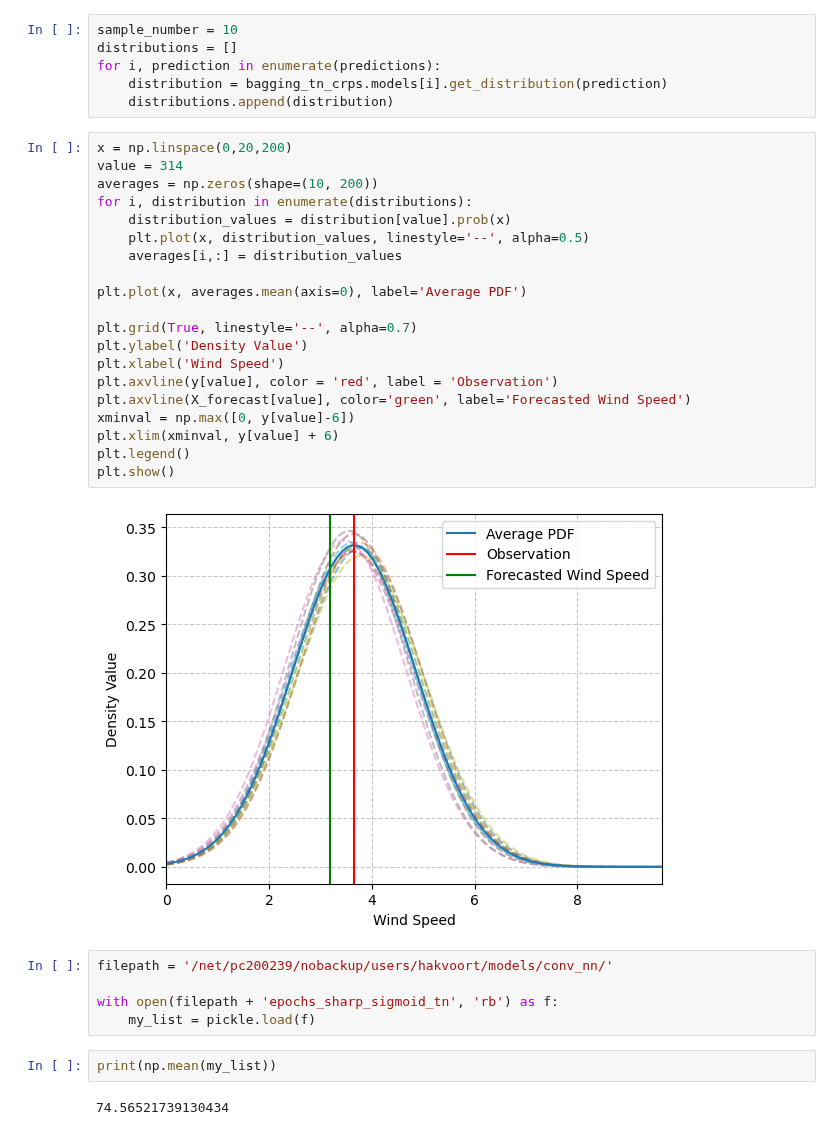
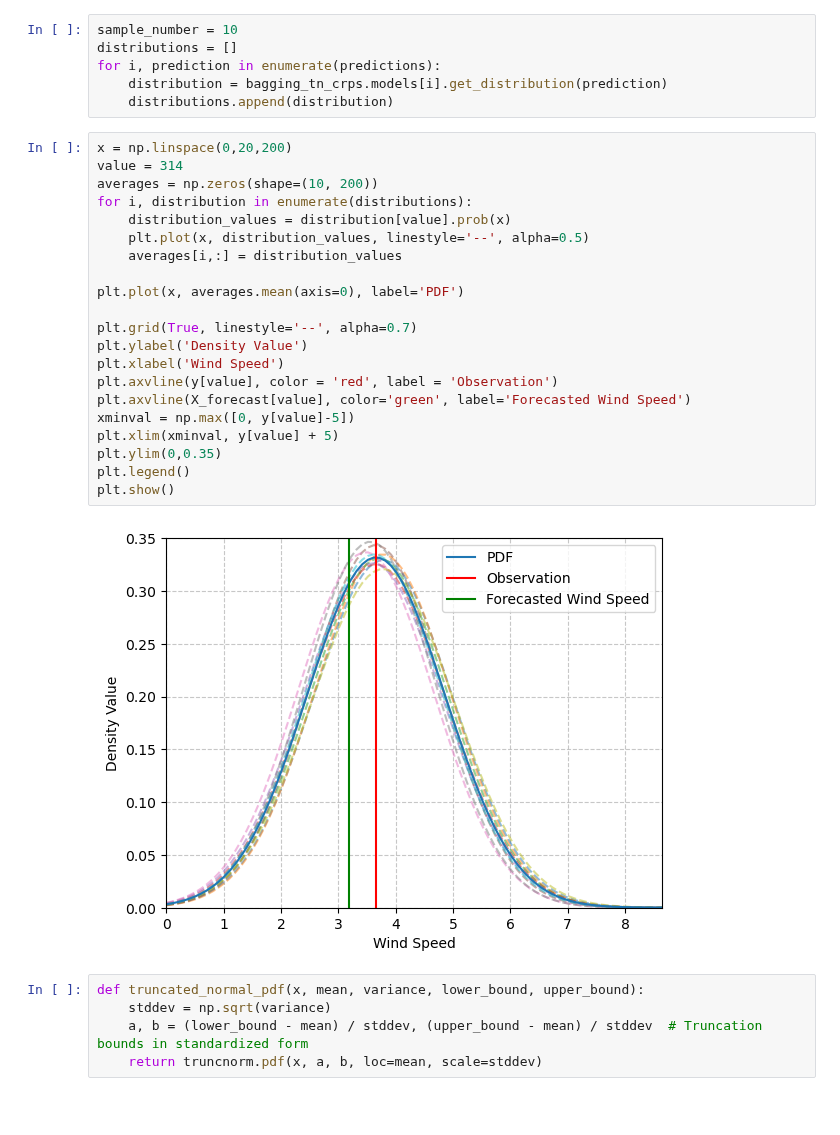
Before and after one commit to SimonHakvoort/thesiscode, a Jupyter notebook: src/visualization/experiments_figures.ipynb, the cells around one changed output. Cells and saved outputs as stored; diff of their text form; blank space fills up the shorter version.

Commit message:
Worked on some figures for the presentation.

```diff
--- a/src/visualization/experiments_figures.ipynb
+++ b/src/visualization/experiments_figures.ipynb
@@ -984,31 +985,28 @@ for i, prediction in enumerate(predictions):
 # %%
 x = np.linspace(0,20,200)
 value = 314
 averages = np.zeros(shape=(10, 200))
 for i, distribution in enumerate(distributions):
     distribution_values = distribution[value].prob(x)
     plt.plot(x, distribution_values, linestyle='--', alpha=0.5)
     averages[i,:] = distribution_values
 
-plt.plot(x, averages.mean(axis=0), label='Average PDF')
+plt.plot(x, averages.mean(axis=0), label='PDF')
 
 plt.grid(True, linestyle='--', alpha=0.7)
 plt.ylabel('Density Value')
 plt.xlabel('Wind Speed')
 plt.axvline(y[value], color = 'red', label = 'Observation')
 plt.axvline(X_forecast[value], color='green', label='Forecasted Wind Speed')
-xminval = np.max([0, y[value]-6])
-plt.xlim(xminval, y[value] + 6)
+xminval = np.max([0, y[value]-5])
+plt.xlim(xminval, y[value] + 5)
+plt.ylim(0,0.35)
 plt.legend()
 plt.show()
 # %% [output]
-[figure, old version]
+[figure, new version]
-# %%
-filepath = '/net/pc200239/nobackup/users/hakvoort/models/conv_nn/'
-
-with open(filepath + 'epochs_sharp_sigmoid_tn', 'rb') as f:
-    my_list = pickle.load(f)
-# %%
-print(np.mean(my_list))
-# %% [output]
-74.56521739130434
+# %%
+def truncated_normal_pdf(x, mean, variance, lower_bound, upper_bound):
+    stddev = np.sqrt(variance)
+    a, b = (lower_bound - mean) / stddev, (upper_bound - mean) / stddev  # Truncation bounds in standardized form
+    return truncnorm.pdf(x, a, b, loc=mean, scale=stddev)
```
Also changed, not shown: parts of 4 cells of this notebook, 1 other file.
